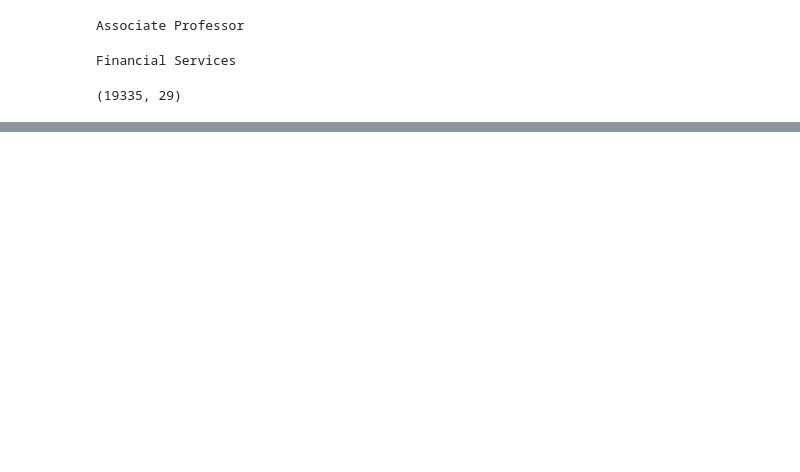
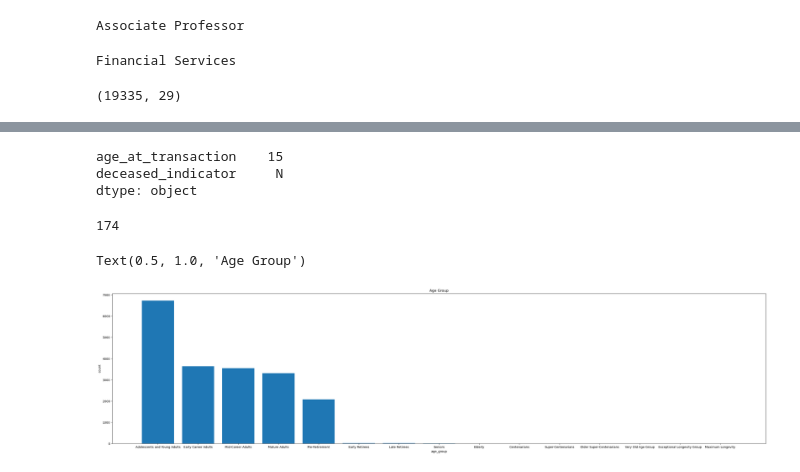
Before and after one commit to Marilyn-Rose/KPMG-Data-Analytics-and-Modelling-Project, a Jupyter notebook: KPMG for Sprocket Central Pty Ltd.ipynb, the cells around one changed output, grey strips where cells are left out. Saved outputs shown, nothing was run; the diff lists cells and outputs as text; code cells hidden in the pictures; blank space fills up the shorter version.

Commit message:
Added a new variable 'age' and 'age_group' using the DOB  .Created a histogram to check the distribution of the age_group.

```diff
--- a/KPMG for Sprocket Central Pty Ltd.ipynb
+++ b/KPMG for Sprocket Central Pty Ltd.ipynb
@@ -771,0 +795,8 @@ Name: transaction_date, Length: 19335, dtype: datetime64[ns]
+# %%
+
+# using the datetime module
+
+from datetime import datetime
+
+# calculating the age at transaction
+merged_df['age_at_transaction'] = merged_df['transaction_date'].dt.year - merged_df['DOB'].dt.year
@@ -771,0 +806,38 @@ Name: transaction_date, Length: 19335, dtype: datetime64[ns]
+# %%
+merged_df[['age_at_transaction' ,'deceased_indicator']].min()
+# %% [output]
+age_at_transaction    15
+deceased_indicator     N
+dtype: object
+# %%
+merged_df['age_at_transaction'].max()
+# %% [output]
+174
+# %%
+# Creating an age_group feature:
+
+# Binning:
+bins = np.linspace(min(merged_df['age_at_transaction']), max(merged_df['age_at_transaction']), 16)
+
+group_names = ['Adolescents and Young Adults', 'Early Career Adults', 'Mid-Career Adults', 'Mature Adults', 'Pre-Retirement',
+               'Early Retirees', 'Late Retirees', 'Seniors', 'Elderly', 'Centenarians', 'Super-Centenarians', 'Older Super-Centenarians',
+               'Very Old Age Group', 'Exceptional Longevity Group', 'Maximum Longevity']
+
+merged_df['age_group'] = pd.cut(merged_df['age_at_transaction'], bins, labels = group_names, include_lowest = True)
+# %%
+merged_df['age_at_transaction'] = merged_df['age_at_transaction'].astype('int64')
+# %%
+%matplotlib inline
+import matplotlib as plt
+from matplotlib import pyplot
+plt.pyplot.figure(figsize = (39, 9))
+plt.pyplot.bar(group_names, merged_df["age_group"].value_counts())
+
+
+# set x/y labels and plot title
+plt.pyplot.xlabel("age_group")
+plt.pyplot.ylabel("count")
+plt.pyplot.title("Age Group")
+# %% [output]
+Text(0.5, 1.0, 'Age Group')
+[figure, added]
```
Also changed, not shown: parts of 32 cells of this notebook, 2 other files.
